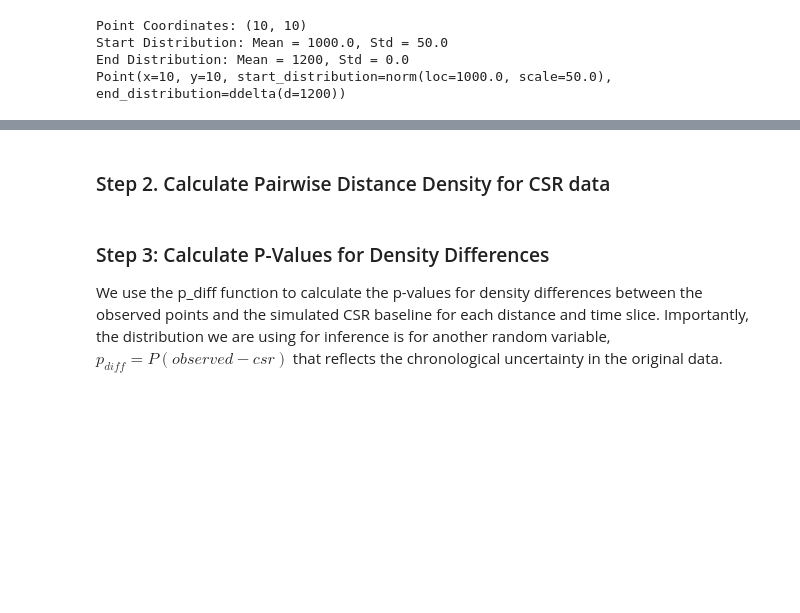
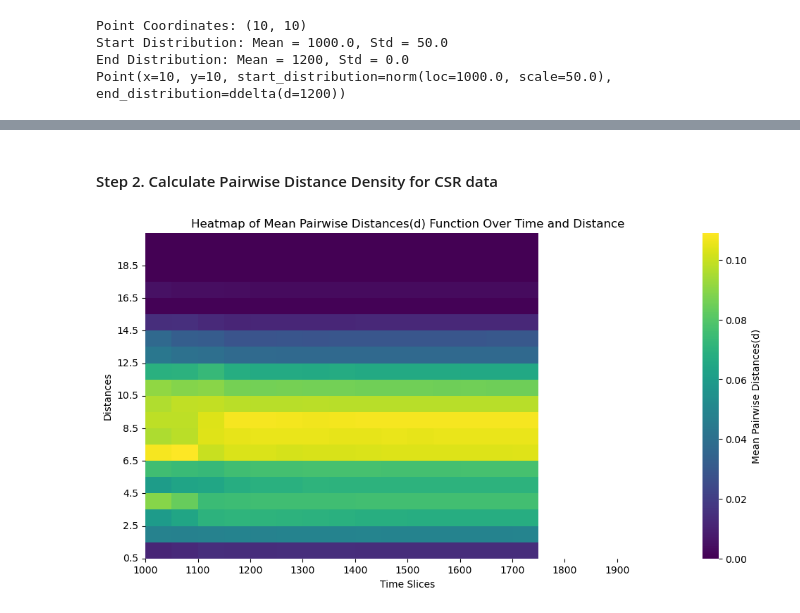
Before and after one commit to wccarleton/chronocluster, a Jupyter notebook: docs/source/tutorialnb.ipynb, the cells around one changed output, grey strips where cells are left out. Cells and saved outputs as stored; diff of their text form; code cells hidden in the pictures; blank space fills up the shorter version.

```diff
--- a/docs/source/tutorialnb.ipynb
+++ b/docs/source/tutorialnb.ipynb
@@ -615,13 +654,17 @@ csr_simulations = clustering.mc_samples(csr_points,
 # %% [markdown]
-### Step 2. Calculate Pairwise Distance Density for CSR data
+#### Step 2. Calculate Pairwise Distance Density for CSR data
 # %%
 # Calulate the pairwise distances for the CSR sample
 csr_pairwise_density, csr_support = clustering.temporal_pairwise(csr_simulations,
                                                                  time_slices,
                                                                  bw = 1,
                                                                  density = False,
                                                                  max_distance = max_distance)
+
+# Visualize clustering with heatmap
+clustering_heatmap(csr_pairwise_density,
+                   csr_support,
+                   time_slices,
+                   result_type='Pairwise Distances')
+# %% [output]
+[figure, added]
-# %% [markdown]
-### Step 3: Calculate P-Values for Density Differences
-
-We use the p_diff function to calculate the p-values for density differences between the observed points and the simulated CSR baseline for each distance and time slice. Importantly, the distribution we are using for inference is for another random variable, $p_{diff} = P(observed - csr)$ that reflects the chronological uncertainty in the original data.
```
Also changed, not shown: parts of 25 cells of this notebook, 24 other files.
